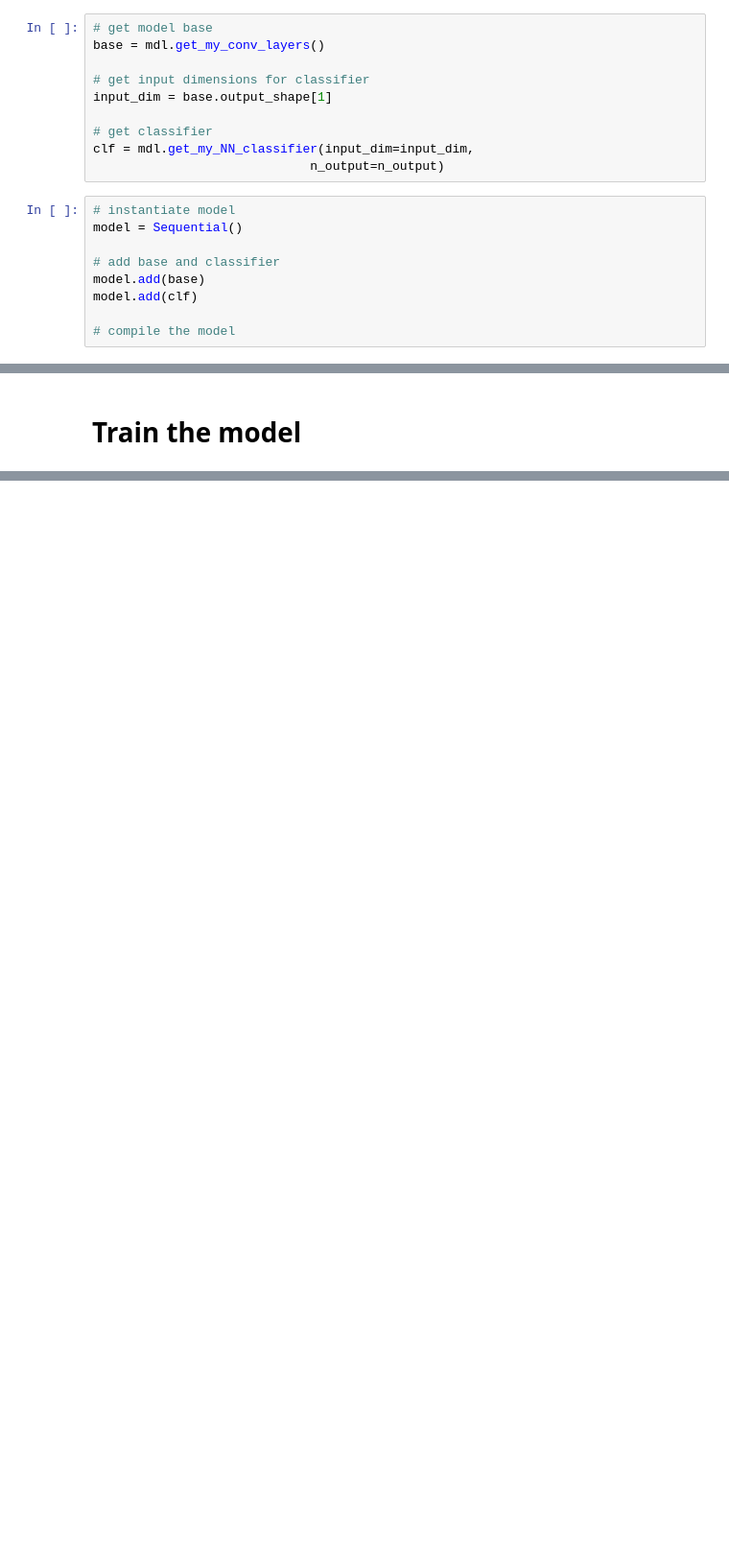
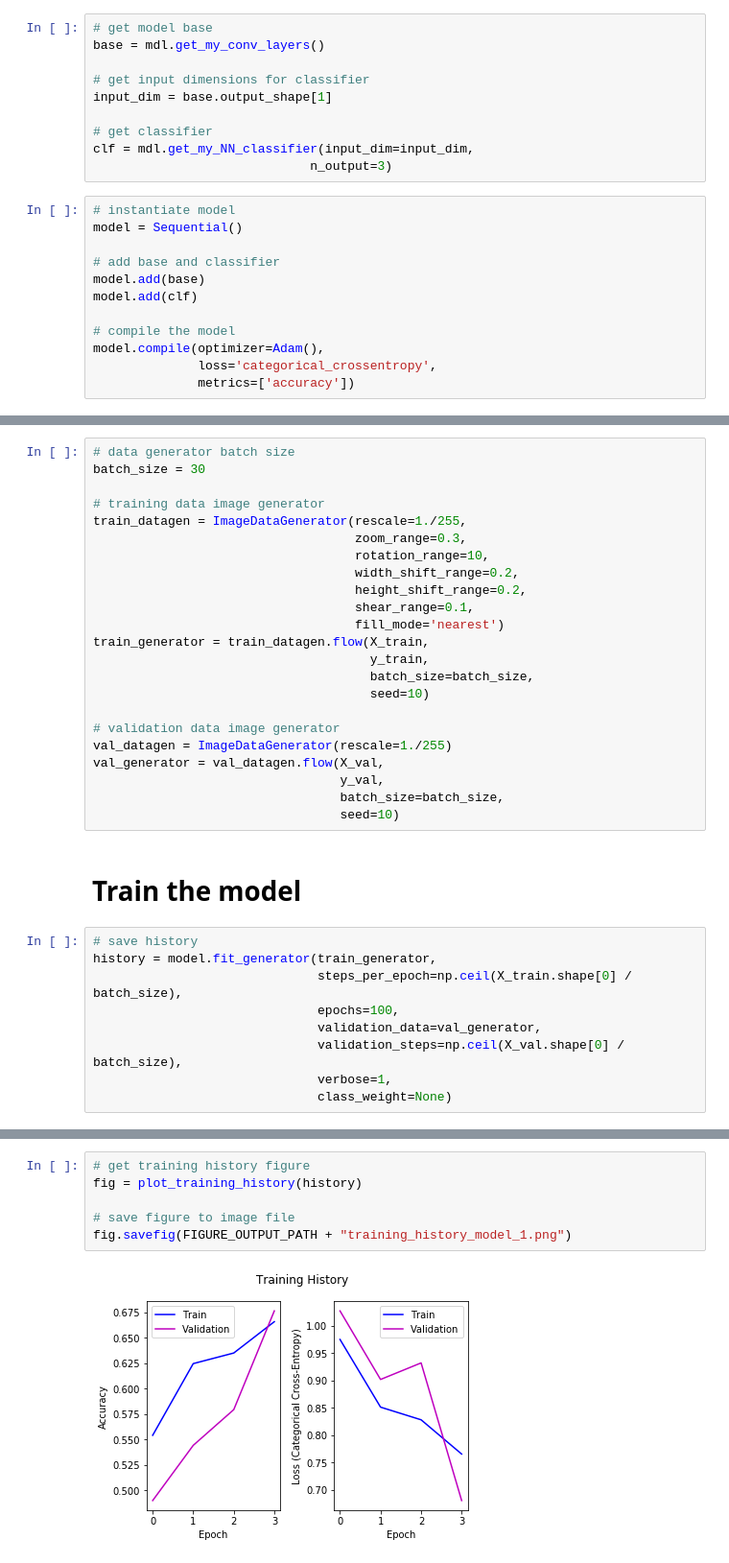
Before and after one commit to jonpoage/Springboard_Capstone_2, a Jupyter notebook: notebooks/fit_model_1.ipynb, the cells around one changed output, grey strips where cells are left out. Shown at 96% size. Saved outputs shown, nothing was run; the diff lists cells and outputs as text; blank space fills up the shorter version.

```diff
--- a/notebooks/fit_model_1.ipynb
+++ b/notebooks/fit_model_1.ipynb
@@ -34,7 +22,7 @@ input_dim = base.output_shape[1]
 
 # get classifier
 clf = mdl.get_my_NN_classifier(input_dim=input_dim,
-                             n_output=n_output)
+                             n_output=3)
 # %%
 # instantiate model
 model = Sequential()
@@ -44,6 +32,9 @@ model.add(base)
 model.add(clf)
 
 # compile the model
+model.compile(optimizer=Adam(),
+              loss='categorical_crossentropy',
+              metrics=['accuracy'])
 # %% [markdown]
 # Load Data
 # %%
@@ -52,5 +43,37 @@ X_train, y_train, _ = ld.load_train_data()
 
 # load the validation data
 X_val, y_val, _ = ld.load_validation_data()
+# %%
+# data generator batch size
+batch_size = 30
+
+# training data image generator
+train_datagen = ImageDataGenerator(rescale=1./255,
+                                   zoom_range=0.3,
+                                   rotation_range=10,
+                                   width_shift_range=0.2,
+                                   height_shift_range=0.2,
+                                   shear_range=0.1,
+                                   fill_mode='nearest')
+train_generator = train_datagen.flow(X_train,
+                                     y_train,
+                                     batch_size=batch_size,
+                                     seed=10)
+
+# validation data image generator
+val_datagen = ImageDataGenerator(rescale=1./255)
+val_generator = val_datagen.flow(X_val,
+                                 y_val,
+                                 batch_size=batch_size,
+                                 seed=10)
 # %% [markdown]
 # Train the model
+# %%
+# save history
+history = model.fit_generator(train_generator,
+                              steps_per_epoch=np.ceil(X_train.shape[0] / batch_size),
+                              epochs=100,
+                              validation_data=val_generator,
+                              validation_steps=np.ceil(X_val.shape[0] / batch_size),
+                              verbose=1,
+                              class_weight=None)
@@ -56,0 +94,8 @@ X_val, y_val, _ = ld.load_validation_data()
+# %%
+# get training history figure
+fig = plot_training_history(history)
+
+# save figure to image file
+fig.savefig(FIGURE_OUTPUT_PATH + "training_history_model_1.png")
+# %% [output]
+[figure, added]
```
Also changed, not shown: parts of 9 cells of this notebook, 2 other files.
